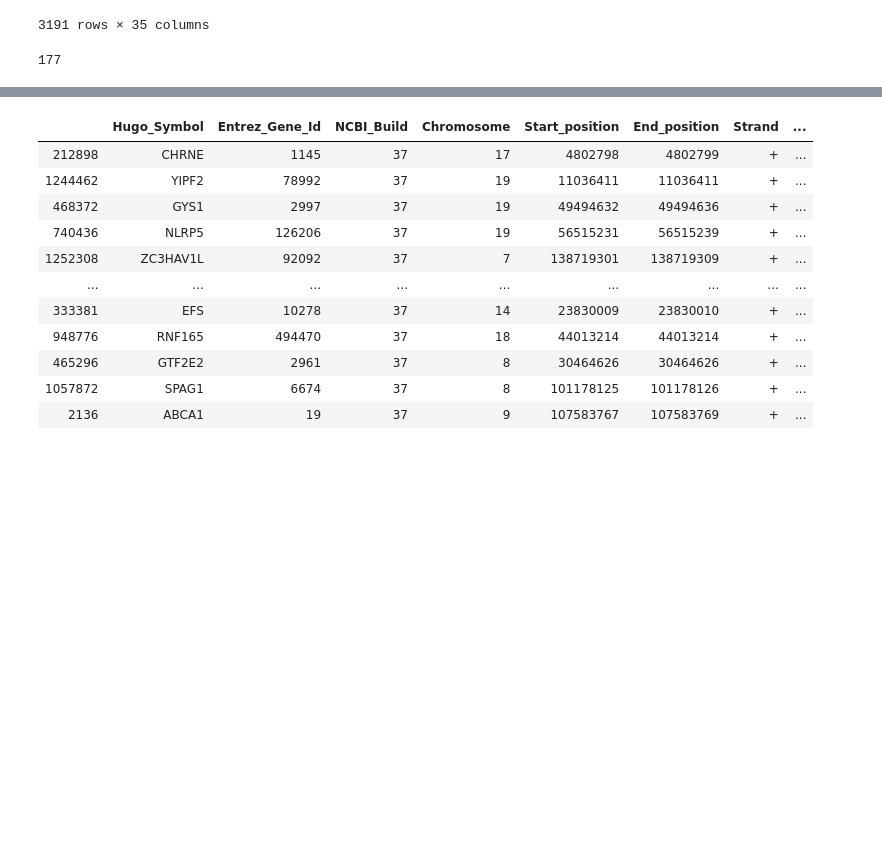
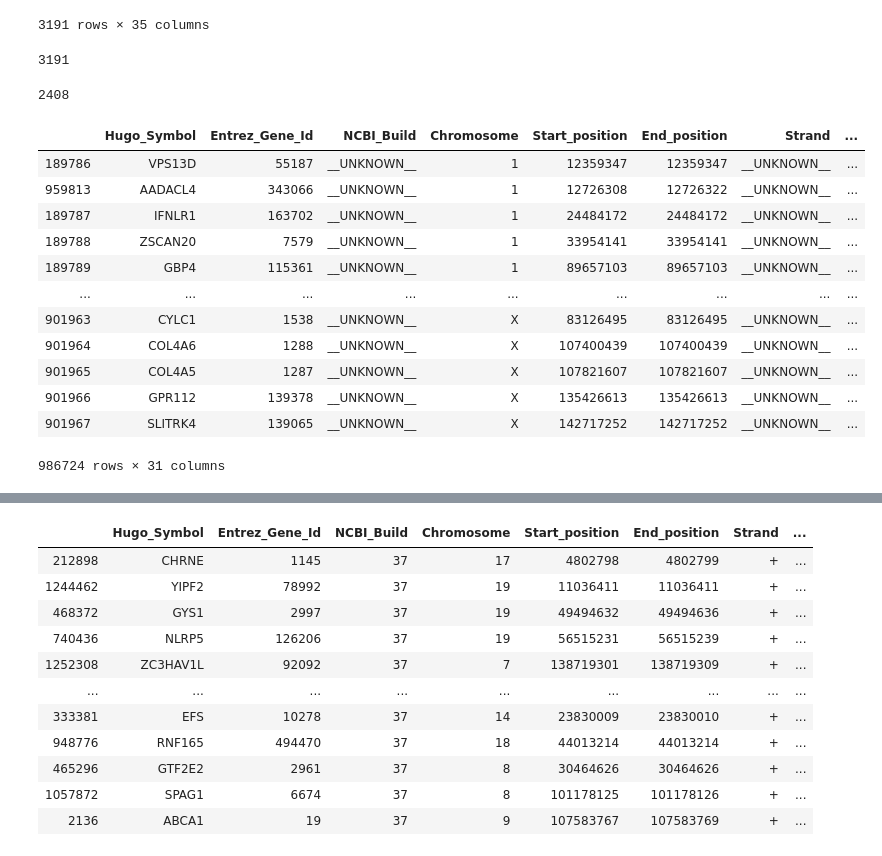
Before and after one commit to broadinstitute/depmap_omics, a Jupyter notebook: Mutations_prev_new_comparison.ipynb, the cells around one changed output, grey strips where cells are left out. Drawn from its saved outputs; the diff is of its cells as text; code cells hidden in the pictures; blank space fills up the shorter version.

```diff
--- a/Mutations_prev_new_comparison.ipynb
+++ b/Mutations_prev_new_comparison.ipynb
@@ -330,6 +357,27 @@ submutations_20Q2_all[submutations_20Q2_all.grouped.isin(set(submutations_20Q2_a
 # %%
 notfound = submutations_20Q2_all[submutations_20Q2_all.grouped.isin(set(submutations_20Q2_allset) - set(newmutationsset))]
 # %%
-len(set(notfound.DepMap_ID))
+len(notfound)
 # %% [output]
-177
+3191
+# %%
+# how many genes
+len(set(notfound.Hugo_Symbol))
+# %% [output]
+2408
+# %%
+newmutations
+# %% [output]
+|  | Hugo_Symbol | Entrez_Gene_Id | NCBI_Build | Chromosome | Start_position | End_position | Strand | ... |
+| 189786 | VPS13D | 55187 | __UNKNOWN__ | 1 | 12359347 | 12359347 | __UNKNOWN__ | ... |
+| 959813 | AADACL4 | 343066 | __UNKNOWN__ | 1 | 12726308 | 12726322 | __UNKNOWN__ | ... |
+| 189787 | IFNLR1 | 163702 | __UNKNOWN__ | 1 | 24484172 | 24484172 | __UNKNOWN__ | ... |
+| 189788 | ZSCAN20 | 7579 | __UNKNOWN__ | 1 | 33954141 | 33954141 | __UNKNOWN__ | ... |
+| 189789 | GBP4 | 115361 | __UNKNOWN__ | 1 | 89657103 | 89657103 | __UNKNOWN__ | ... |
+| ... | ... | ... | ... | ... | ... | ... | ... | ... |
+| 901963 | CYLC1 | 1538 | __UNKNOWN__ | X | 83126495 | 83126495 | __UNKNOWN__ | ... |
+| 901964 | COL4A6 | 1288 | __UNKNOWN__ | X | 107400439 | 107400439 | __UNKNOWN__ | ... |
+| 901965 | COL4A5 | 1287 | __UNKNOWN__ | X | 107821607 | 107821607 | __UNKNOWN__ | ... |
+| 901966 | GPR112 | 139378 | __UNKNOWN__ | X | 135426613 | 135426613 | __UNKNOWN__ | ... |
+| 901967 | SLITRK4 | 139065 | __UNKNOWN__ | X | 142717252 | 142717252 | __UNKNOWN__ | ... |
+986724 rows × 31 columns
```
Also changed, not shown: parts of 121 cells of this notebook, 4 other files.
